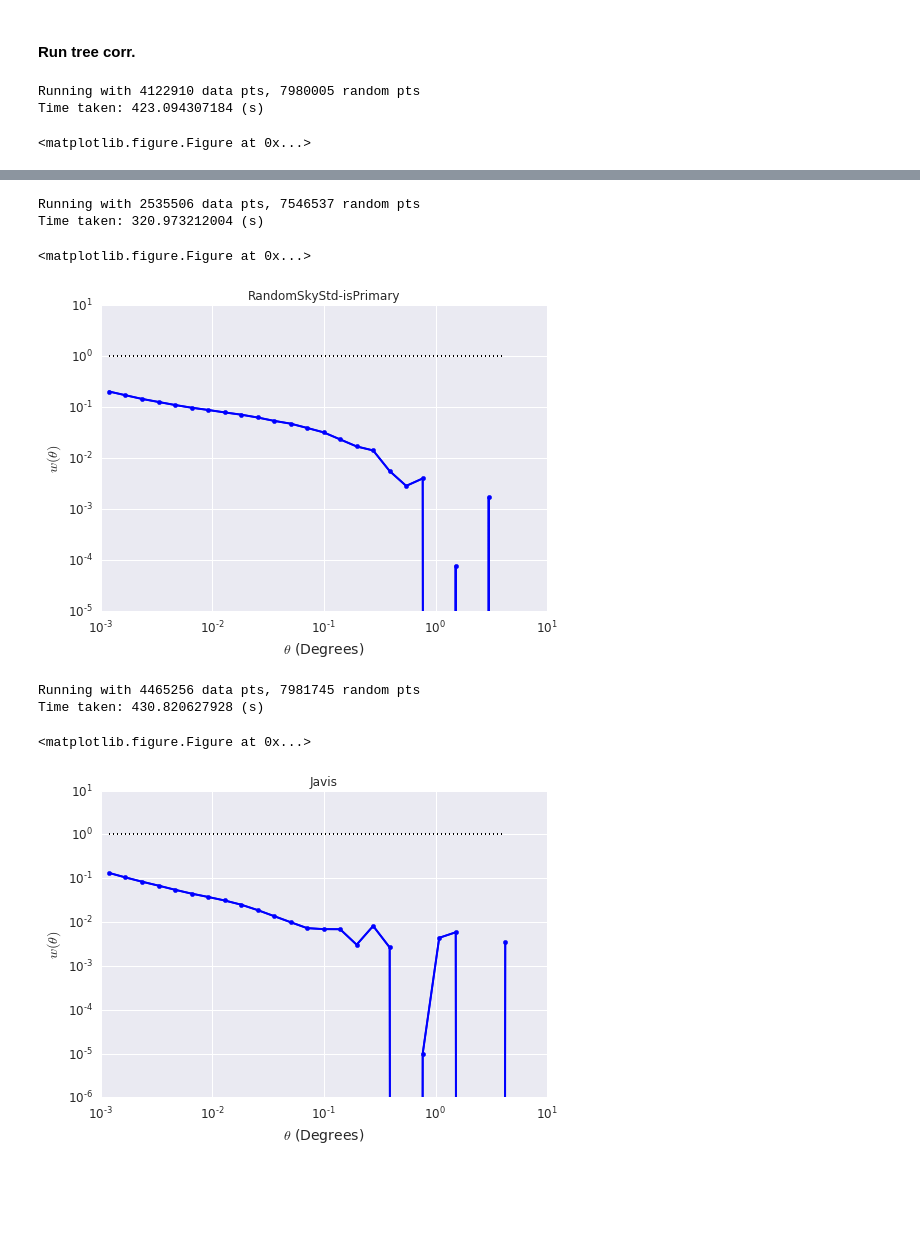
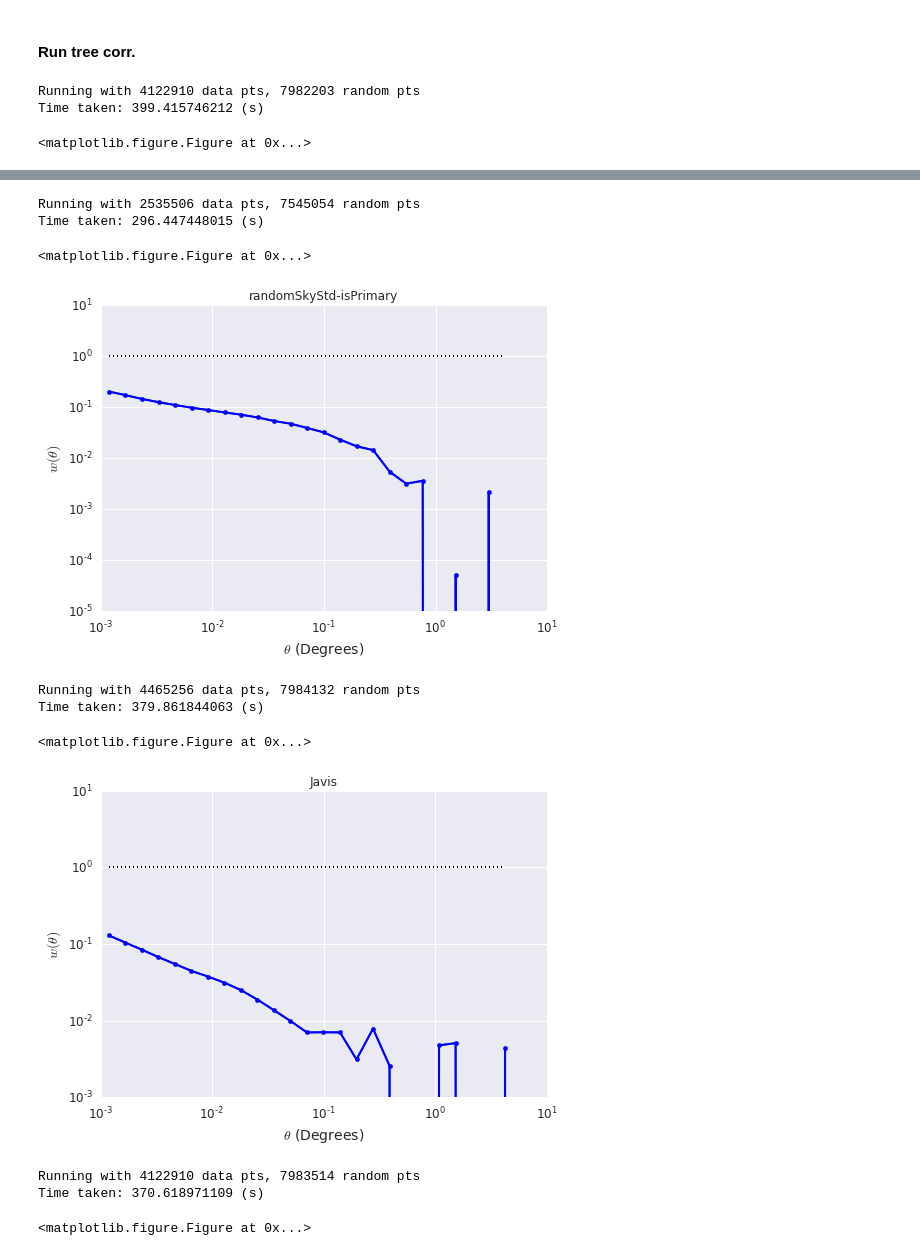
Before and after one commit to LSSTDESC/DEHSC_LSS, a Jupyter notebook: HSC_5sigma-depth-twoPtCorr.ipynb, the cells around one changed output, grey strips where cells are left out. Saved outputs shown, nothing was run; the diff lists cells and outputs as text; code cells hidden in the pictures; blank space fills up the shorter version.

```diff
--- a/HSC_5sigma-depth-twoPtCorr.ipynb
+++ b/HSC_5sigma-depth-twoPtCorr.ipynb
@@ -249,5 +209,5 @@ for method in depthMap:
 # %%
-limitingMag= {'Javis': 26.0, 'RandomSkyStd-isPrimary': 25.0, 'FluxErr': 25.8}
+limitingMag= {'Javis': 26.0, 'randomSkyStd-isPrimary': 25.0, 'FluxErr': 25.8, 'dr1paper': 25.8}
 # %% [markdown]
 #### Set up to run twoPt corr.
 # %%
@@ -288,15 +256,3 @@ First create random-depth map: anything with i>limiting mag gets depth= 1. else
 Then create a uniform array in ra, sin(dec). Covert to pixel numbers, see which pixels fall in survey, and keep only the ra, decs that correspond to the 'good' pixels.
 
 Then keep only the ra, dec from the uniform array that correspond to the pixels with depth= 1. in the random depth map.
-# %%
-# random depth maps
-randomDepth= {}
-for method in depthMap.keys():
-    ind= np.where(depthMap[method][band]> limitingMag[method])[0]
-    randomDepth[method]= copy.deepcopy(depthMap[method][band])
-    randomDepth[method][~np.isnan(depthMap[method][band])]= 0.  # keep the mask
-    randomDepth[method][ind]= 1.
-    flatSkyGrid.view_map(randomDepth[method],
-                         posColorbar= True, title= "%s\n Random depth map: %s<%s"%(method,
-                                                                                  band, limitingMag[method]),
-                         xlabel='ra', ylabel='dec')
@@ -361,0 +259,7 @@ Ok so the random-sky-std method is really horrible. even when a shallow limiting
+# %%
+# random depth maps
+masks= {}
+for method in depthMap.keys():
+    print method
+    masks[method]= intermediates.getMask(depthMap[method][band], band, limitingMag[method],
+                                         plotMap= True, flatSkyGrid= flatSkyGrid, title= method)
@@ -361,0 +283,9 @@ Ok so the random-sky-std method is really horrible. even when a shallow limiting
+# %%
+randCatalog= {}
+for method in depthMap:
+    randCatalog[method]= intermediates.getRandomCatalog(flatSkyGrid, masks[method],
+                                                        minRA= min(HSCdata[HSCFieldTag]['ra']),
+                                                        maxRA= max(HSCdata[HSCFieldTag]['ra']),
+                                                        minDec=  min(HSCdata[HSCFieldTag]['dec']),
+                                                        maxDec=  max(HSCdata[HSCFieldTag]['dec']),
+                                                        nData= nData, plotMap= False)
@@ -363,15 +298,15 @@ Ok so the random-sky-std method is really horrible. even when a shallow limiting
 #### Run tree corr.
 # %%
 theta, wtheta, wtheta_sig= {}, {}, {}
-for method in randomDepth:
+for method in depthMap:
     theta[method], wtheta[method], wtheta_sig[method]= runTreeCorr(data_ra= galSample_ra[method],
-                                                       data_dec= galSample_dec[method],
-                                                       random_ra= randCatalog[method]['ra'],
-                                                       random_dec= randCatalog[method]['dec'],
-                                                       minSep= 0.001, maxSep= 5, nBins= 25)
+                                                                   data_dec= galSample_dec[method],
+                                                                   random_ra= randCatalog[method]['ra'],
+                                                                   random_dec= randCatalog[method]['dec'],
+                                                                   minSep= 0.001, maxSep= 5, nBins= 25)
 
     plot_wtheta(theta[method], wtheta[method], wtheta_sig[method], title= method)
 # %% [output]
-Running with 4122910 data pts, 7980005 random pts
-Time taken: 423.094307184 (s)
+Running with 4122910 data pts, 7982203 random pts
+Time taken: 399.415746212 (s)
 <matplotlib.figure.Figure at 0x...>
@@ -379,8 +314,11 @@ Time taken: 423.094307184 (s)
-Running with 2535506 data pts, 7546537 random pts
-Time taken: 320.973212004 (s)
+Running with 2535506 data pts, 7545054 random pts
+Time taken: 296.447448015 (s)
 <matplotlib.figure.Figure at 0x...>
-[figure, old version]
+[figure, new version]
-Running with 4465256 data pts, 7981745 random pts
-Time taken: 430.820627928 (s)
+Running with 4465256 data pts, 7984132 random pts
+Time taken: 379.861844063 (s)
 <matplotlib.figure.Figure at 0x...>
-[figure, old version]
+[figure, new version]
+Running with 4122910 data pts, 7983514 random pts
+Time taken: 370.618971109 (s)
+<matplotlib.figure.Figure at 0x...>
```
Also changed, not shown: parts of 27 cells of this notebook, 1 other file.
